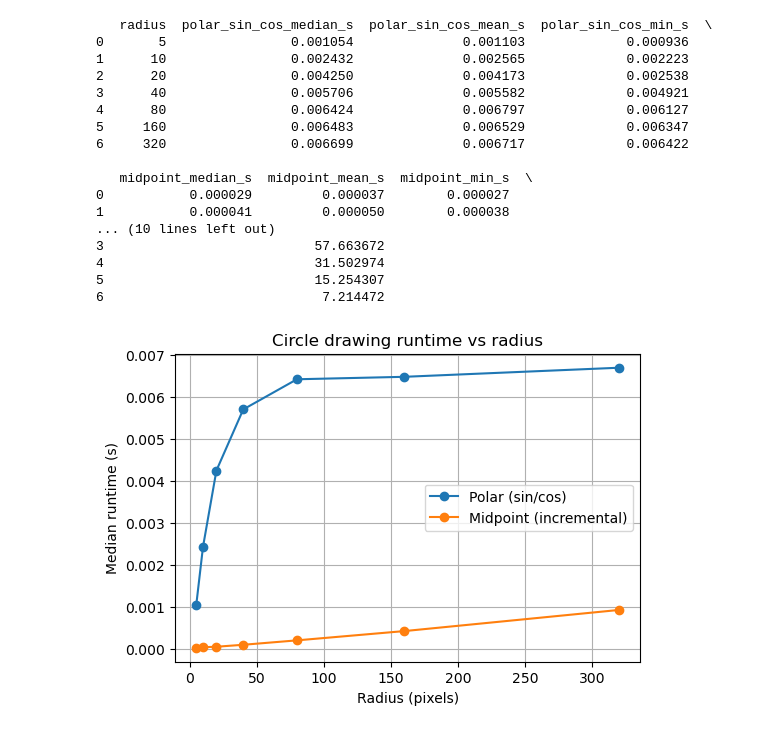
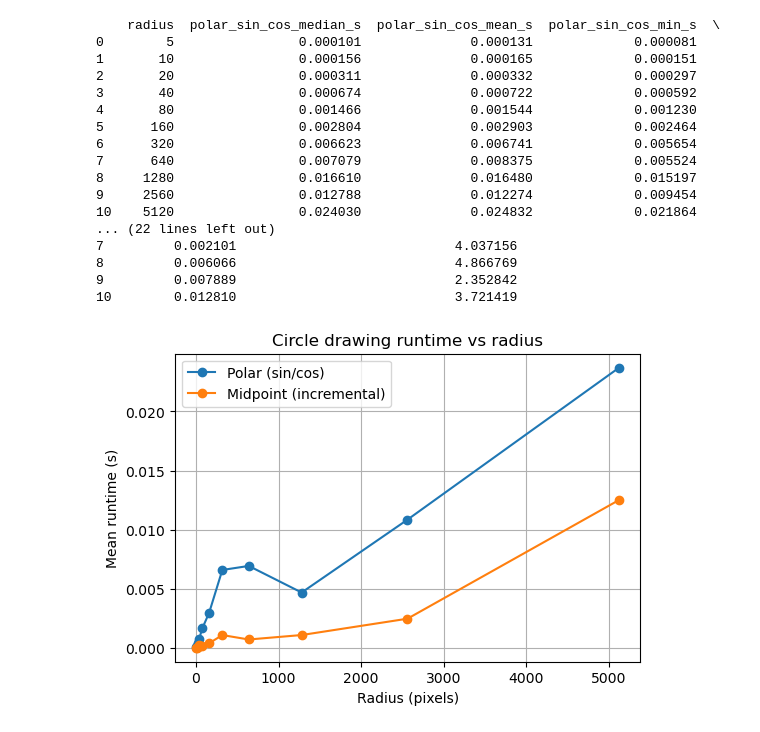
Before and after one commit to Vit0rSilveira/computer-graphics, a Jupyter notebook: ex2.ipynb, the cells around one changed output. Drawn from its saved outputs; the diff is of its cells as text; code cells hidden in the pictures.

```diff
--- a/ex2.ipynb
+++ b/ex2.ipynb
@@ -22,8 +22,7 @@ def circle_polar_sincos(xc, yc, R):
     pixels = set()
 
     # Definicao do passo do angulo em radianos
-    # - Quanto maior o raio, menor o passo (evita buracos)
-    step = max(1.0 / (8*R if R>0 else 1), 0.0025)  # radians
+    step = 1.0 / R
 
     # Percorre todo a circunferencai de 0 a 2pi radianos
     t = 0.0
@@ -86,33 +85,37 @@ def circle_midpoint_bresenham(xc, yc, R):
         plot8(x, y)
     return pixels
 # %%
-def time_method(func, radius, repeats=5):
+from tqdm import tqdm
+
+def time_method(func, radius, repeats=10):
     """
     Funcao que avalia o tempo do metodo passado em func 7 vezes e tira a media
     """
     times = []
-    for _ in range(repeats):
+    for _ in (range(repeats)):
         t0 = time.perf_counter()
         _ = func(0, 0, radius)
         t1 = time.perf_counter()
         times.append(t1 - t0)
-    return statistics.median(times), statistics.mean(times), min(times)
+    return statistics.median(times), statistics.mean(times), min(times), max(times)
 
-radius = [5, 10, 20, 40, 80, 160, 320]
+radius = [5, 10, 20, 40, 80, 160, 320, 640, 1280, 2560, 5120]
 results = []
 
 # Para cada raio, calcular o tempo mediano, medio e minimo de cada metodo
 for R in radius:
-    med_p, mean_p, min_p = time_method(circle_polar_sincos, R, repeats=7)
-    med_m, mean_m, min_m = time_method(circle_midpoint_bresenham, R, repeats=7)
+    med_p, mean_p, min_p, max_p = time_method(circle_polar_sincos, R)
+    med_m, mean_m, min_m, max_m = time_method(circle_midpoint_bresenham, R)
     results.append({
         "radius": R,
         "polar_sin_cos_median_s": med_p,
         "polar_sin_cos_mean_s": mean_p,
         "polar_sin_cos_min_s": min_p,
+        "polar_sin_cos_max_s": max_p,
         "midpoint_median_s": med_m,
         "midpoint_mean_s": mean_m,
         "midpoint_min_s": min_m,
+        "midpoint_max_s": max_m,
         "speedup_midpoint_vs_polar (median)": (med_p / med_m) if med_m>0 else float("inf"),
     })
 
@@ -123,34 +126,34 @@ df.to_csv(csv_path, index=False)
 
 print(df)
 # %% [output]
-   radius  polar_sin_cos_median_s  polar_sin_cos_mean_s  polar_sin_cos_min_s  \
-0       5                0.001054              0.001103             0.000936
-1      10                0.002432              0.002565             0.002223
-2      20                0.004250              0.004173             0.002538
-3      40                0.005706              0.005582             0.004921
-4      80                0.006424              0.006797             0.006127
-5     160                0.006483              0.006529             0.006347
-6     320                0.006699              0.006717             0.006422
-
-   midpoint_median_s  midpoint_mean_s  midpoint_min_s  \
-0           0.000029         0.000037        0.000027
-1           0.000041         0.000050        0.000038
-... (10 lines left out)
-3                           57.663672
-4                           31.502974
-5                           15.254307
-6                            7.214472
+    radius  polar_sin_cos_median_s  polar_sin_cos_mean_s  polar_sin_cos_min_s  \
+0        5                0.000101              0.000131             0.000081
+1       10                0.000156              0.000165             0.000151
+2       20                0.000311              0.000332             0.000297
+3       40                0.000674              0.000722             0.000592
+4       80                0.001466              0.001544             0.001230
+5      160                0.002804              0.002903             0.002464
+6      320                0.006623              0.006741             0.005654
+7      640                0.007079              0.008375             0.005524
+8     1280                0.016610              0.016480             0.015197
+9     2560                0.012788              0.012274             0.009454
+10    5120                0.024030              0.024832             0.021864
+... (22 lines left out)
+7         0.002101                            4.037156
+8         0.006066                            4.866769
+9         0.007889                            2.352842
+10        0.012810                            3.721419
 # %%
 plt.figure(figsize=(6,4))
-plt.plot(df["radius"], df["polar_sin_cos_median_s"], marker="o", label="Polar (sin/cos)")
-plt.plot(df["radius"], df["midpoint_median_s"], marker="o", label="Midpoint (incremental)")
+plt.plot(df["radius"], df["polar_sin_cos_mean_s"], marker="o", label="Polar (sin/cos)")
+plt.plot(df["radius"], df["midpoint_mean_s"], marker="o", label="Midpoint (incremental)")
 plt.xlabel("Radius (pixels)")
-plt.ylabel("Median runtime (s)")
+plt.ylabel("Mean runtime (s)")
 plt.title("Circle drawing runtime vs radius")
 plt.legend()
 plt.grid(True)
 plt.show()
 # %% [output]
-[figure, old version]
+[figure, new version]
 # %%
 R_example = 20
```
Also changed, not shown: parts of 2 cells of this notebook, 1 other file.
